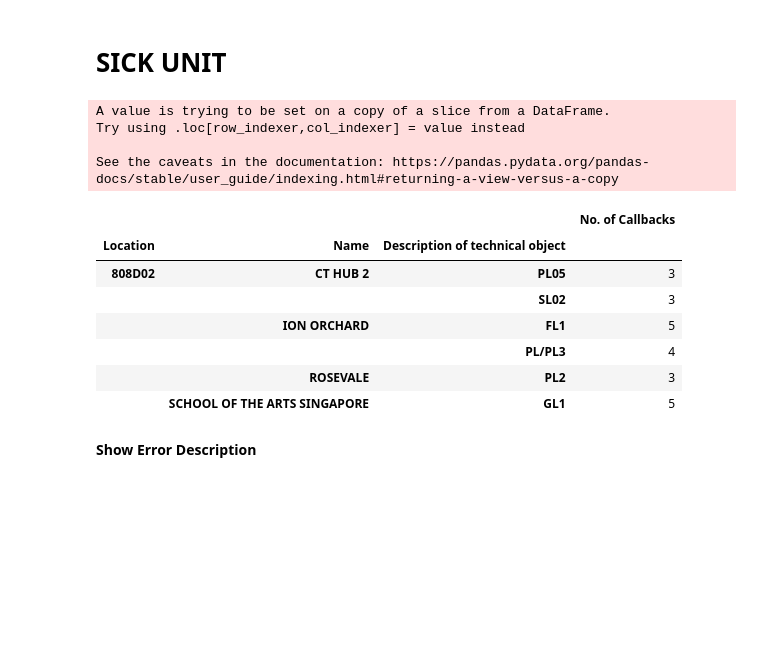
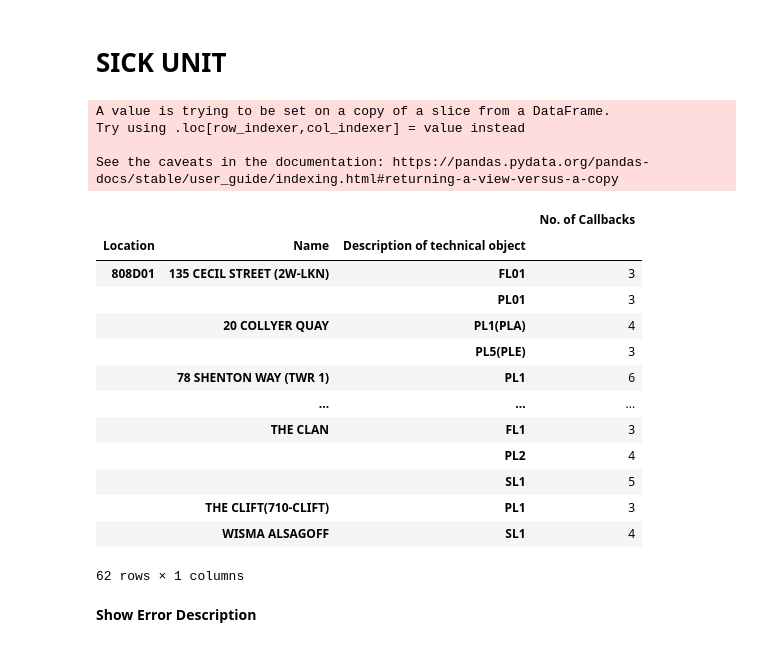
Before and after one commit to melvinps/Data-Analysis-Schindler-Lift-Singapore, a Jupyter notebook: Callback_Analysis.ipynb, the cells around one changed output. Cells and saved outputs as stored; diff of their text form; code cells hidden in the pictures; blank space fills up the shorter version.

```diff
--- a/Callback_Analysis.ipynb
+++ b/Callback_Analysis.ipynb
@@ -29,4 +23,0 @@ df['Notification date'] = pd.to_datetime(df['Notification date'])
-# %%
-route = input('Enter Route: ')
-route = '808' + route.upper()
-print('Route: ' + route)
@@ -35,0 +26,10 @@ Route: 808D02
+# %%
+# Select Route
+enter = input('Enter Route: ')
+input_route = enter.upper().split(' ')
+
+route_lst = []
+for route in input_route:
+  route_lst.append('808' + route)
+
+print('Route Selected: ' + str(route_lst))
@@ -36,4 +39,5 @@ Route: 808D02
 # %%
-m = input('Enter the month of notification date: ')
+# Enter Current Month
+m = input('Enter the current month: ')
 print('Month selected: ' + m)
 # %% [output]
@@ -53 +57,8 @@ pass_month
+# %%
+# Callback logs Selected Route
+df_route = df.loc[(df['Location']).isin(route_lst)]
+# Current month callback logs of Selected Route
+df_route_current_month = df_route.loc[df_route['Notification date'].dt.month == int(m)]
+# Last 3 months callback logs of Selected Route
+df_route_pass_month = df_route.loc[(df_route['Notification date'].dt.month).isin(pass_month)]
 # %%
@@ -137,35 +182,35 @@ top_lift.groupby(['Name','Lift']).count().sort_values(by=['Numbers of Callbacks'
 # %% [markdown]
 # **SICK UNIT**
 # %%
-if route == '808':
-  df_sick = df
-else:
-  df_sick = df_route_sick
-
-
-df_sick.groupby(['Location','Name','Description of technical object']).count()
-df_sick['No. of Callbacks'] = df_sick.groupby(['Location','Name','Description of technical object'])['Notification date'].transform('count')
-df_sick = df_sick[df_sick['No. of Callbacks']>=3]
-df_sick_No_des = df_sick.drop(['Notification date','Description','Long Text Description'], axis=1)
-df_sick_No_des.groupby(['Location','Name','Description of technical object'],as_index = 'Location').count()
+df_route_pass_month.groupby(['Location','Name','Description of technical object']).count()
+df_route_pass_month['No. of Callbacks'] = df_route_pass_month.groupby(['Location','Name','Description of technical object'])['Notification date'].transform('count')
+df_route_pass_month = df_route_pass_month[df_route_pass_month['No. of Callbacks']>=3]
+df_route_pass_month_No_des = df_route_pass_month.drop(['Notification date','Description','Long Text Description'], axis=1)
+df_route_pass_month_No_des.groupby(['Location','Name','Description of technical object'],as_index = 'Location').count()
 
 
 
 # pd.set_option("display.max_rows", None, "display.max_columns", None)
 # print()
 # %% [output]
 A value is trying to be set on a copy of a slice from a DataFrame.
 Try using .loc[row_indexer,col_indexer] = value instead
 
 See the caveats in the documentation: https://pandas.pydata.org/pandas-docs/stable/user_guide/indexing.html#returning-a-view-versus-a-copy
 |  |  |  | No. of Callbacks |
 | Location | Name | Description of technical object |  |
-| 808D02 | CT HUB 2 | PL05 | 3 |
-|  |  | SL02 | 3 |
-|  | ION ORCHARD | FL1 | 5 |
-|  |  | PL/PL3 | 4 |
-|  | ROSEVALE | PL2 | 3 |
-|  | SCHOOL OF THE ARTS SINGAPORE | GL1 | 5 |
+| 808D01 | 135 CECIL STREET (2W-LKN) | FL01 | 3 |
+|  |  | PL01 | 3 |
+|  | 20 COLLYER QUAY | PL1(PLA) | 4 |
+|  |  | PL5(PLE) | 3 |
+|  | 78 SHENTON WAY (TWR 1) | PL1 | 6 |
+|  | ... | ... | ... |
+|  | THE CLAN | FL1 | 3 |
+|  |  | PL2 | 4 |
+|  |  | SL1 | 5 |
+|  | THE CLIFT(710-CLIFT) | PL1 | 3 |
+|  | WISMA ALSAGOFF | SL1 | 4 |
+62 rows × 1 columns
 # %% [markdown]
 **Show Error Description**
 # %%
```
Also changed, not shown: parts of 22 cells of this notebook.
